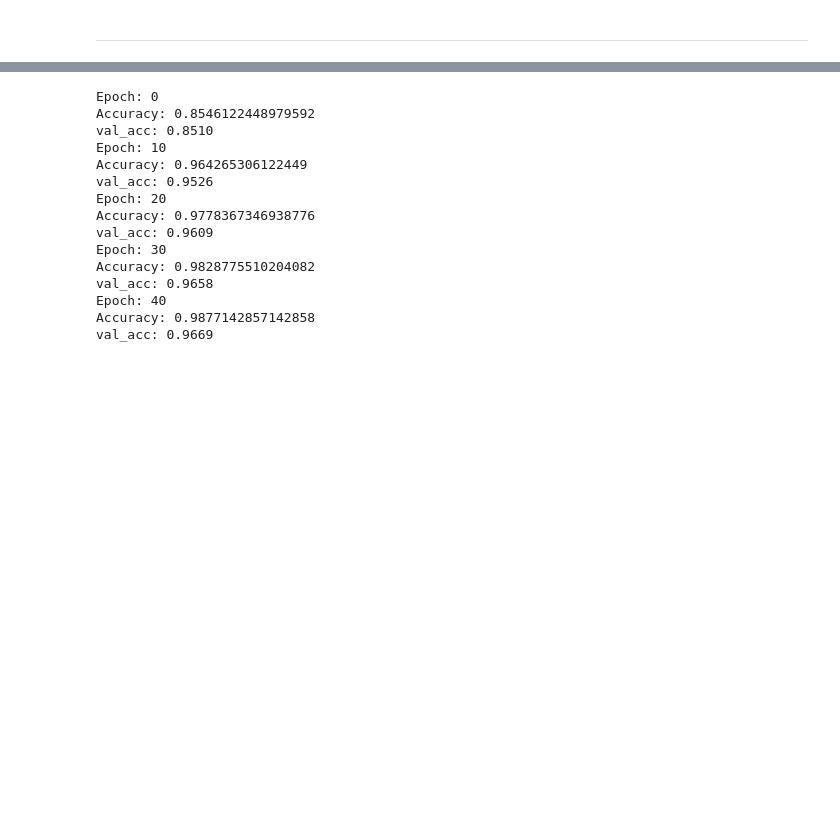
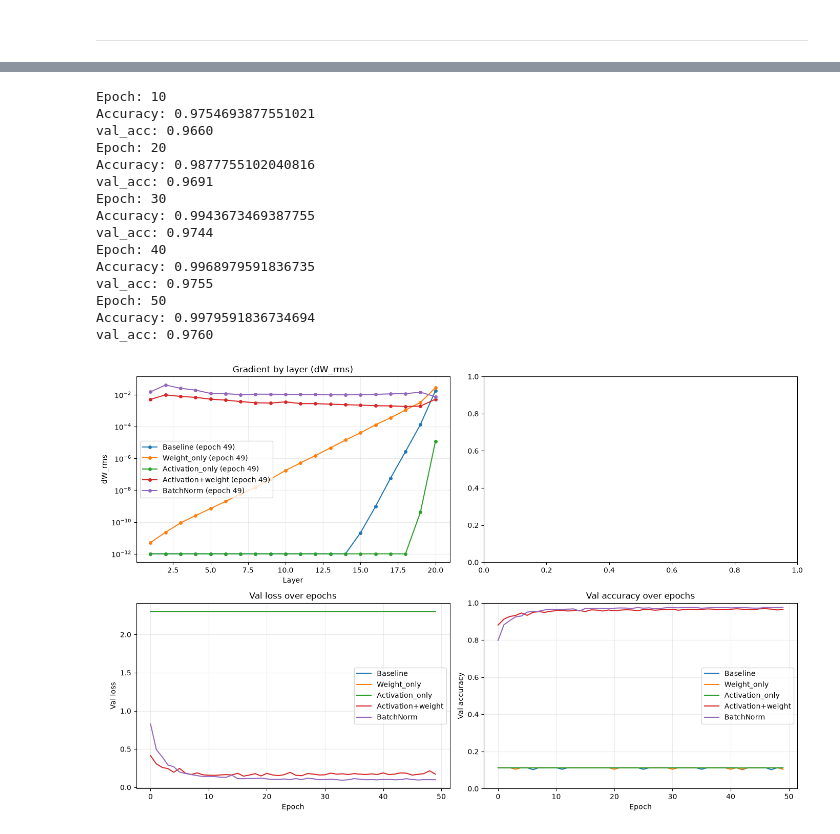
Before and after one commit to AIVIETNAM-AIO-Khoa2211/Gradient-Vanishing-and-Solution, a Jupyter notebook: Main.ipynb, the cells around one changed output, grey strips where cells are left out. Saved outputs shown, nothing was run; the diff lists cells and outputs as text; code cells hidden in the pictures; blank space fills up the shorter version.

Commit message:
Train tất cả 21 model và vẽ plot

```diff
--- a/Main.ipynb
+++ b/Main.ipynb
@@ -160,8 +161,8 @@ val_acc: 0.9635
 # %%
 BatchNorm_NN = NeuralNetwork(
     layer_dims=config.LAYER_SIZES,
-    activations=config.PIPELINE1,
-    Weights_initializer="he_normal_leaky",
+    activations=config.ACTIVATIONS,
+    Weights_initializer="random_normal",
     seed=42,
     use_batchnorm=True,
 )
@@ -175,18 +176,31 @@ BatchNorm_NN.fit(
     batch_size=config.BATCH_SIZE,
 )
 # %% [output]
-Epoch: 0
-Accuracy: 0.8546122448979592
-val_acc: 0.8510
 Epoch: 10
-Accuracy: 0.964265306122449
-val_acc: 0.9526
+Accuracy: 0.9754693877551021
+val_acc: 0.9660
 Epoch: 20
-Accuracy: 0.9778367346938776
-val_acc: 0.9609
+Accuracy: 0.9877755102040816
+val_acc: 0.9691
 Epoch: 30
-Accuracy: 0.9828775510204082
-val_acc: 0.9658
+Accuracy: 0.9943673469387755
+val_acc: 0.9744
 Epoch: 40
-Accuracy: 0.9877142857142858
-val_acc: 0.9669
+Accuracy: 0.9968979591836735
+val_acc: 0.9755
+Epoch: 50
+Accuracy: 0.9979591836734694
+val_acc: 0.9760
+# %%
+histories = {
+    "Baseline": BaselineNN.get_history(),
+    "Weight_only":IniWeight_NN.get_history(),
+    "Activation_only":Activation_NN_1.get_history(),
+    "Activation+weight":Activation_NN_2.get_history(),
+    "BatchNorm":BatchNorm_NN.get_history()
+}
+
+# Dashboard 4 plot (grad-by-layer, loss, acc)
+fig, axes = plot_experiment_summary(histories, epoch=-1, key="dW_rms")
+# %% [output]
+[figure, added]
```
Also changed, not shown: parts of 6 cells of this notebook, 2 other files.
